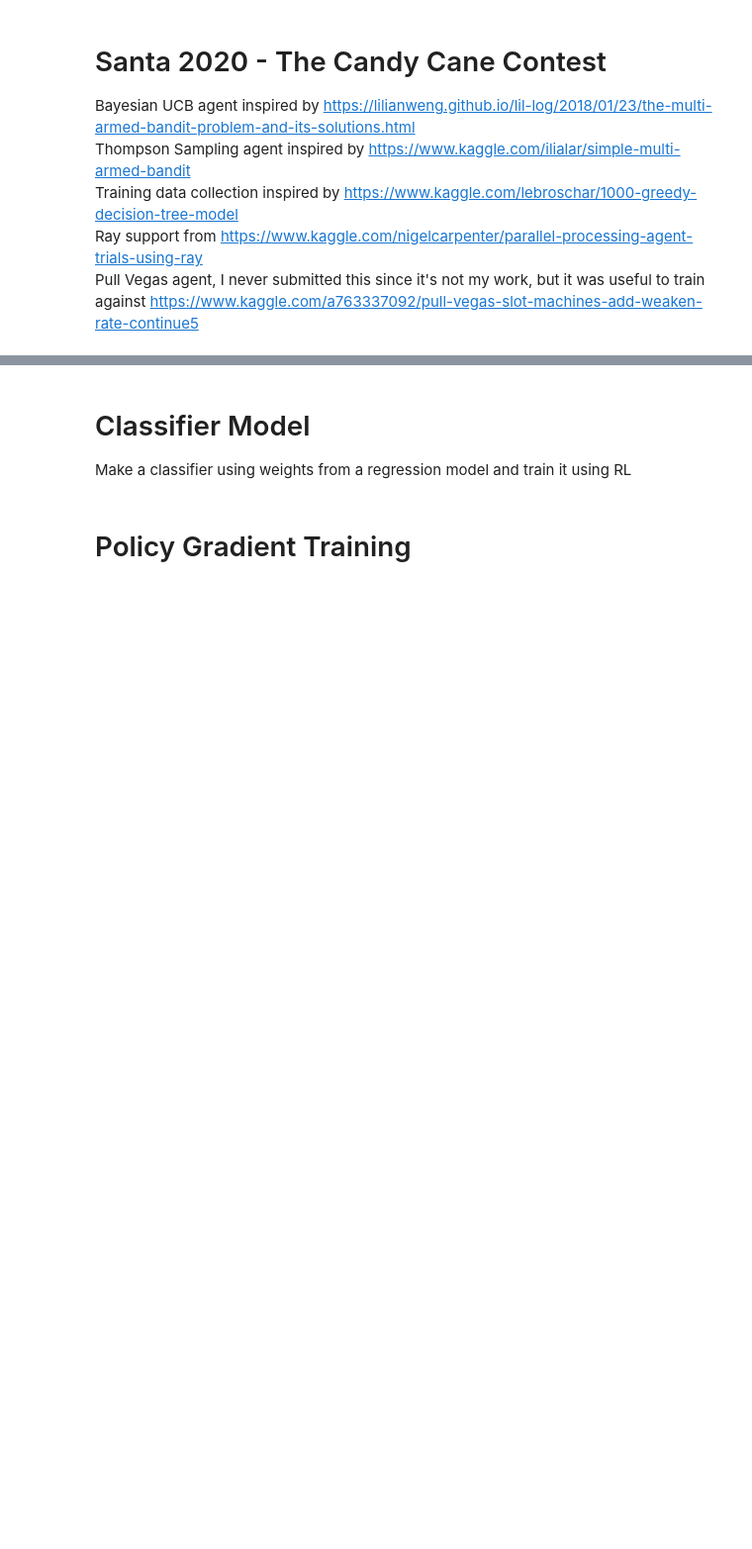
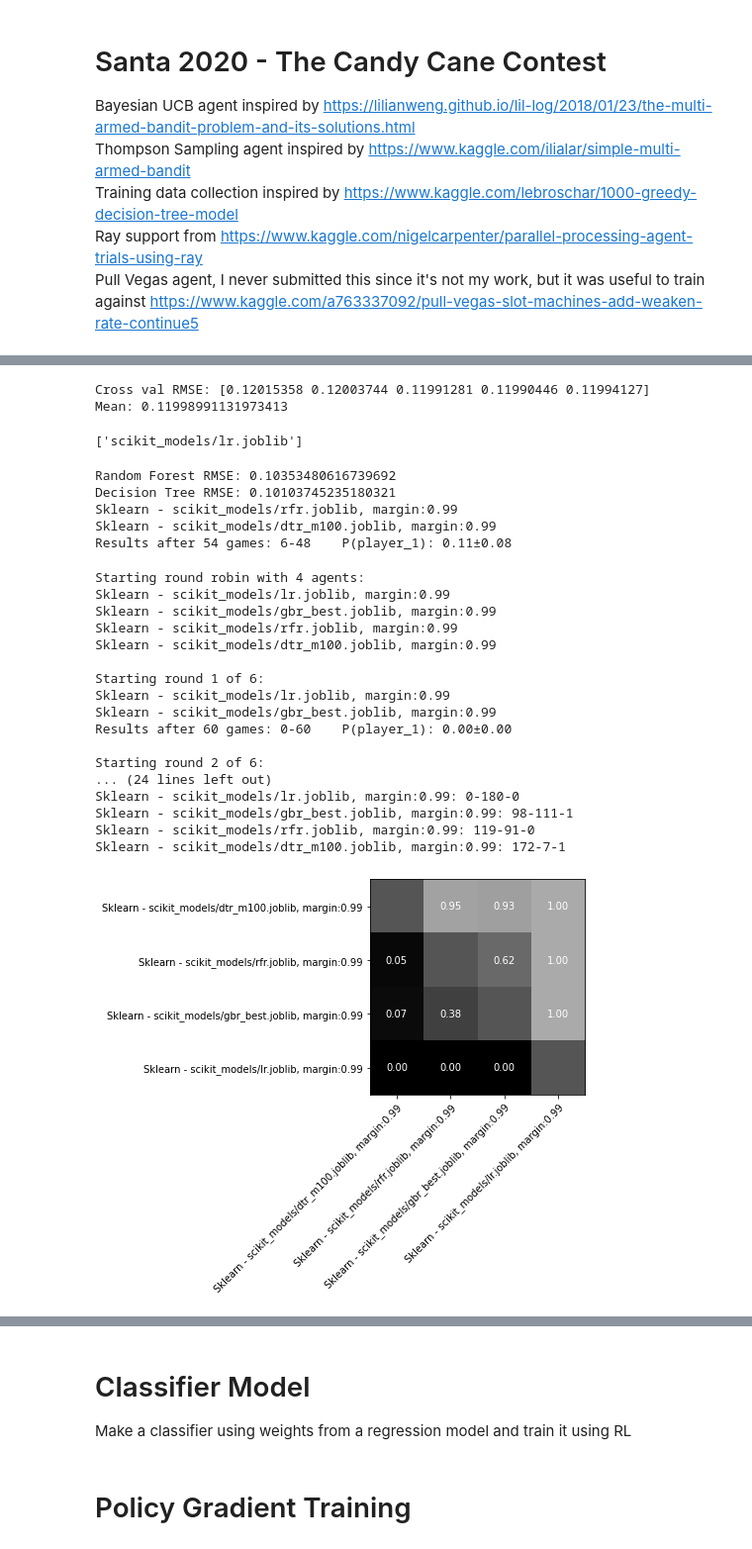
Before and after one commit to TheoKanning/kaggle-2020-multi-armed-bandit, a Jupyter notebook: multi-armed-bandit.ipynb, the cells around one changed output, grey strips where cells are left out. Shown: that part at 99% size. Drawn from its saved outputs; the diff is of its cells as text; code cells hidden in the pictures; blank space fills up the shorter version.

```diff
--- a/multi-armed-bandit.ipynb
+++ b/multi-armed-bandit.ipynb
@@ -305,0 +101,12 @@ print(np.sqrt(mean_squared_error((y_pred_nn+y_pred_dtr)/2, y)))
+# %%
+from sklearn.linear_model import LinearRegression
+
+lr = LinearRegression()
+cross_val_rmse(lr, X, y)
+
+lr.fit(X, y)
+joblib.dump(lr, 'scikit_models/lr.joblib')
+# %% [output]
+Cross val RMSE: [0.12015358 0.12003744 0.11991281 0.11990446 0.11994127]
+Mean: 0.11998991131973413
+['scikit_models/lr.joblib']
@@ -305,0 +137,28 @@ print(np.sqrt(mean_squared_error((y_pred_nn+y_pred_dtr)/2, y)))
+# %%
+from sklearn.ensemble import RandomForestRegressor
+
+# Random Forests seem to fit the data well, but they lose horribly in actual competitive matches.
+
+# rfr = RandomForestRegressor(n_estimators=100, min_samples_leaf=100, max_depth=10)
+# rfr.fit(X, y)
+
+# joblib.dump(gbr, 'scikit_models/rfr.joblib')
+
+rfr = joblib.load('scikit_models/rfr.joblib')
+print("Random Forest RMSE:", np.sqrt(mean_squared_error(y, rfr.predict(X))))
+
+dtr = joblib.load('scikit_models/dtr.joblib')
+print("Decision Tree RMSE:", np.sqrt(mean_squared_error(y, dtr.predict(X))))
+
+agents = [
+    lambda n: SklearnAgent(n, filename='scikit_models/rfr.joblib'),
+    lambda n: SklearnAgent(n, filename='scikit_models/dtr_m100.joblib'),
+]
+
+simulator.compare_agents(agents, num_games=200, min_games=50)
+# %% [output]
+Random Forest RMSE: 0.10353480616739692
+Decision Tree RMSE: 0.10103745235180321
+Sklearn - scikit_models/rfr.joblib, margin:0.99
+Sklearn - scikit_models/dtr_m100.joblib, margin:0.99
+Results after 54 games: 6-48    P(player_1): 0.11±0.08
@@ -305,0 +183,28 @@ print(np.sqrt(mean_squared_error((y_pred_nn+y_pred_dtr)/2, y)))
+# %%
+agents = [
+    lambda n: SklearnAgent(n, filename='scikit_models/lr.joblib'),
+    lambda n: SklearnAgent(n, filename='scikit_models/gbr_best.joblib'),
+    lambda n: SklearnAgent(n, filename='scikit_models/rfr.joblib'),
+    lambda n: SklearnAgent(n, filename='scikit_models/dtr_m100.joblib'),
+]
+
+simulator.round_robin(agents, num_games=200, min_games=60)
+# %% [output]
+Starting round robin with 4 agents:
+Sklearn - scikit_models/lr.joblib, margin:0.99
+Sklearn - scikit_models/gbr_best.joblib, margin:0.99
+Sklearn - scikit_models/rfr.joblib, margin:0.99
+Sklearn - scikit_models/dtr_m100.joblib, margin:0.99
+
+Starting round 1 of 6:
+Sklearn - scikit_models/lr.joblib, margin:0.99
+Sklearn - scikit_models/gbr_best.joblib, margin:0.99
+Results after 60 games: 0-60    P(player_1): 0.00±0.00
+
+Starting round 2 of 6:
+... (24 lines left out)
+Sklearn - scikit_models/lr.joblib, margin:0.99: 0-180-0
+Sklearn - scikit_models/gbr_best.joblib, margin:0.99: 98-111-1
+Sklearn - scikit_models/rfr.joblib, margin:0.99: 119-91-0
+Sklearn - scikit_models/dtr_m100.joblib, margin:0.99: 172-7-1
+[figure, added]
```
Also changed, not shown: parts of 60 cells of this notebook, 8 other files.
